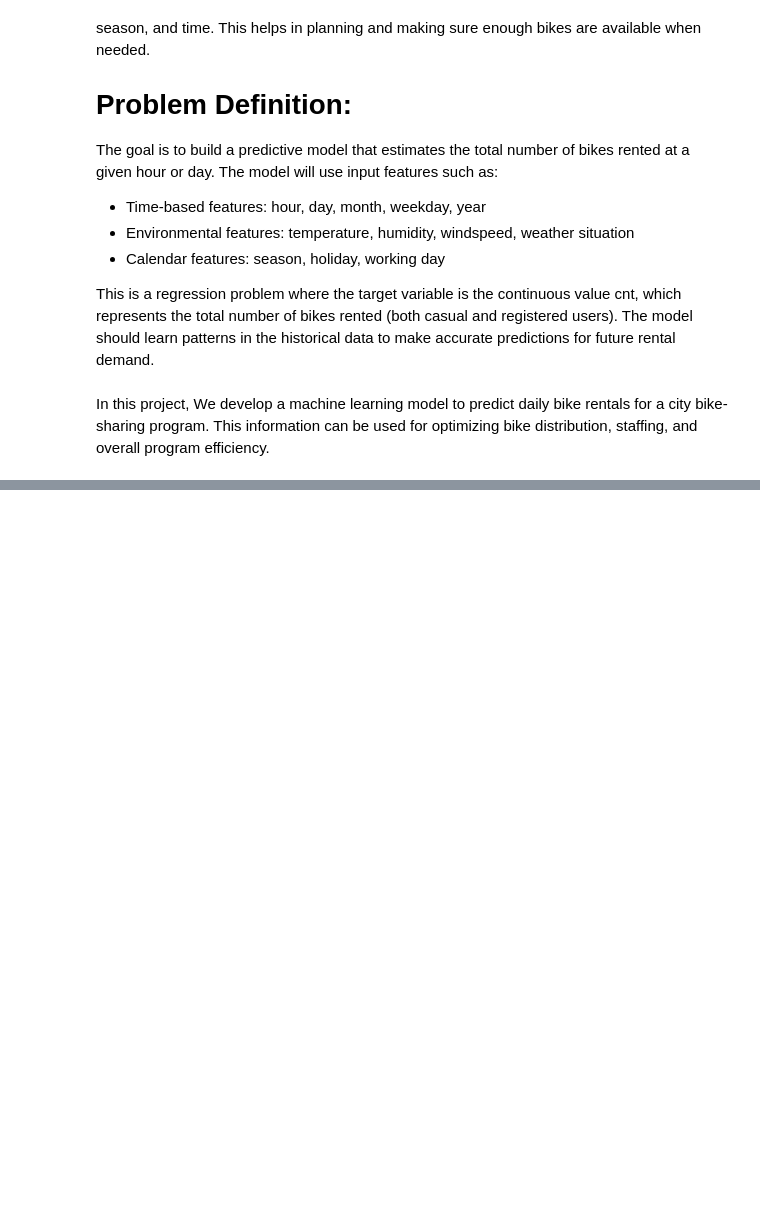
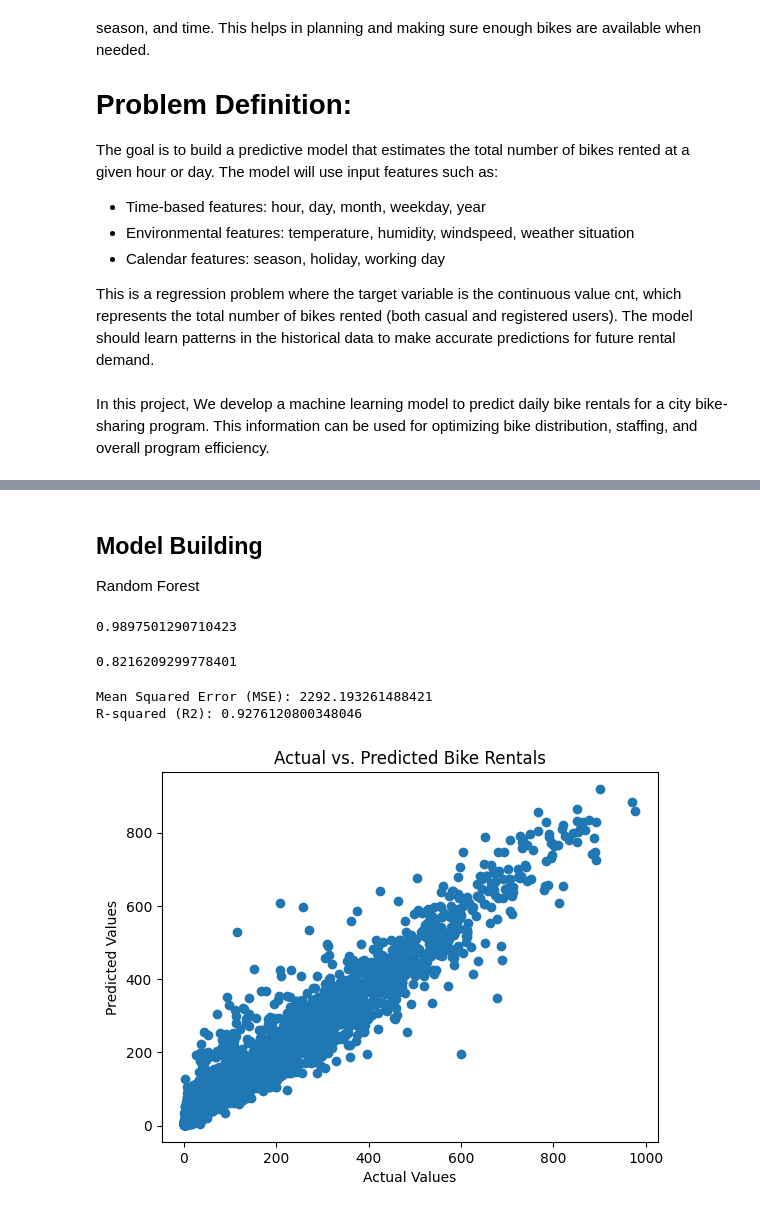
Before and after one commit to samitf/Machine-Learning, a Jupyter notebook: BikeShareDemand.ipynb, the cells around one changed output, grey strips where cells are left out. Drawn from its saved outputs; the diff is of its cells as text; code cells hidden in the pictures; blank space fills up the shorter version.

```diff
--- a/BikeShareDemand.ipynb
+++ b/BikeShareDemand.ipynb
@@ -32,0 +240,4 @@ print(df_raw.head())
+# %% [markdown]
+## Model Building
+
+Random Forest
@@ -32,0 +252,64 @@ print(df_raw.head())
+# %%
+regr.score(train_features,train_targets['cnt'])
+# %% [output]
+0.9897501290710423
+# %%
+val_y = regr.predict(val_features)
+r2_score(val_targets['cnt'], val_y)
+# %% [output]
+0.8216209299778401
+# %%
+import pandas as pd
+import numpy as np
+import matplotlib.pyplot as plt
+import seaborn as sns
+from sklearn.model_selection import train_test_split
+from sklearn.preprocessing import StandardScaler
+from sklearn.ensemble import RandomForestRegressor
+from sklearn.metrics import mean_squared_error, r2_score
+
+# Load the data
+df = pd.read_csv('/content/hour.csv')
+
+# Drop irrelevant columns
+df.drop(['instant', 'dteday', 'casual', 'registered'], axis=1, inplace=True)
+
+# Convert categorical columns to dummy variables (one-hot encoding)
+df = pd.get_dummies(df, columns=['season', 'mnth', 'hr', 'weekday', 'weathersit'])
+
+# Split the data into features and target
+X = df.drop('cnt', axis=1).values
+y = df['cnt'].values
+
+# Split the data into training and testing sets
+X_train, X_test, y_train, y_test = train_test_split(X, y, test_size=0.2, random_state=42)
+
+# Standardize the feature values
+scaler = StandardScaler()
+X_train = scaler.fit_transform(X_train)
+X_test = scaler.transform(X_test)
+
+# Define and train the Random Forest model
+rf_model = RandomForestRegressor(n_estimators=100, random_state=42)
+rf_model.fit(X_train, y_train)
+
+# Make predictions on the test set
+y_pred = rf_model.predict(X_test)
+
+# Evaluate the model
+mse = mean_squared_error(y_test, y_pred)
+r2 = r2_score(y_test, y_pred)
+
+print(f'Mean Squared Error (MSE): {mse}')
+print(f'R-squared (R2): {r2}')
+
+# Plot actual vs. predicted values
+plt.scatter(y_test, y_pred)
+plt.xlabel('Actual Values')
+plt.ylabel('Predicted Values')
+plt.title('Actual vs. Predicted Bike Rentals')
+plt.show()
+# %% [output]
+Mean Squared Error (MSE): 2292.193261488421
+R-squared (R2): 0.9276120800348046
+[figure, added]
```
Also changed, not shown: parts of 20 cells of this notebook.
